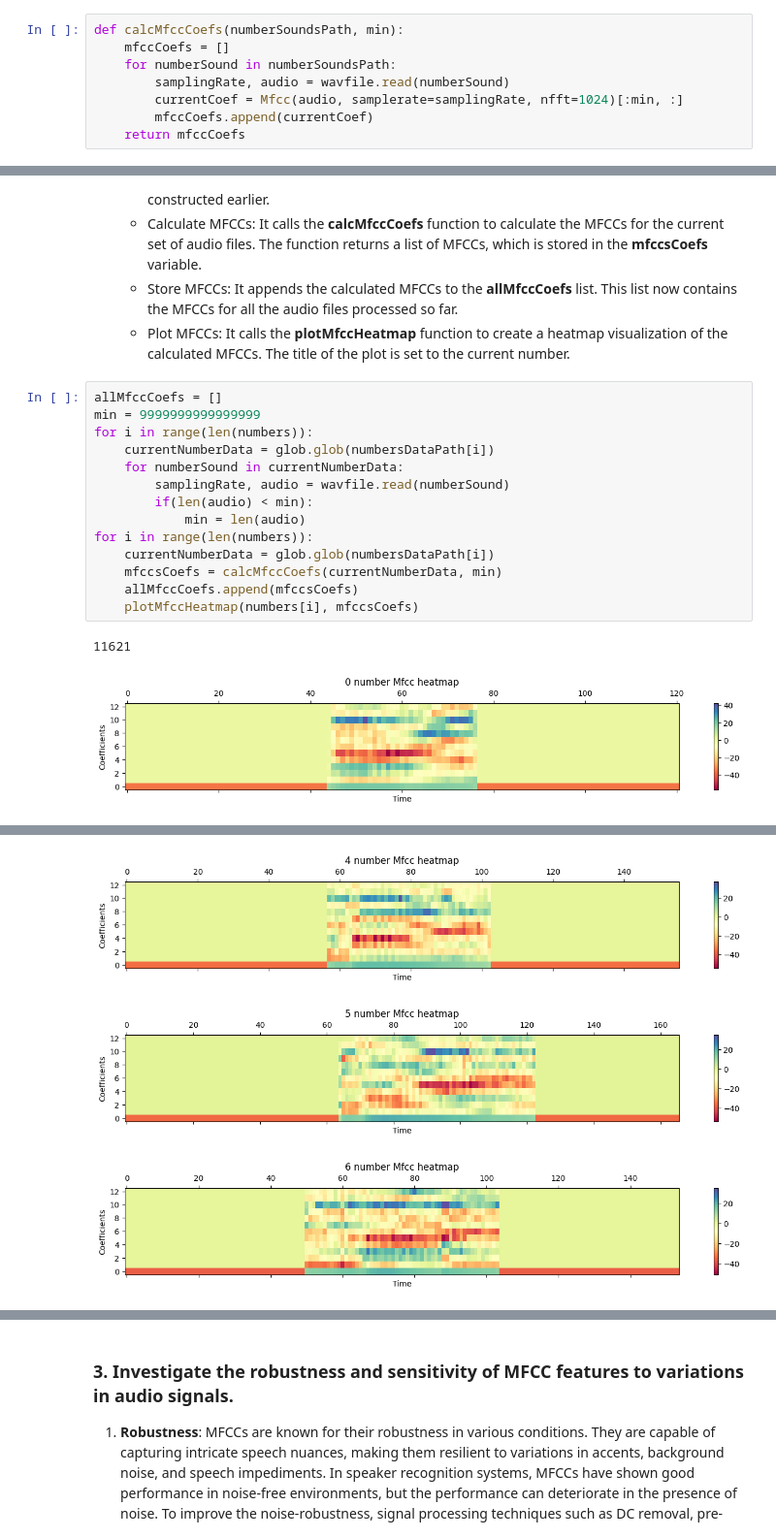
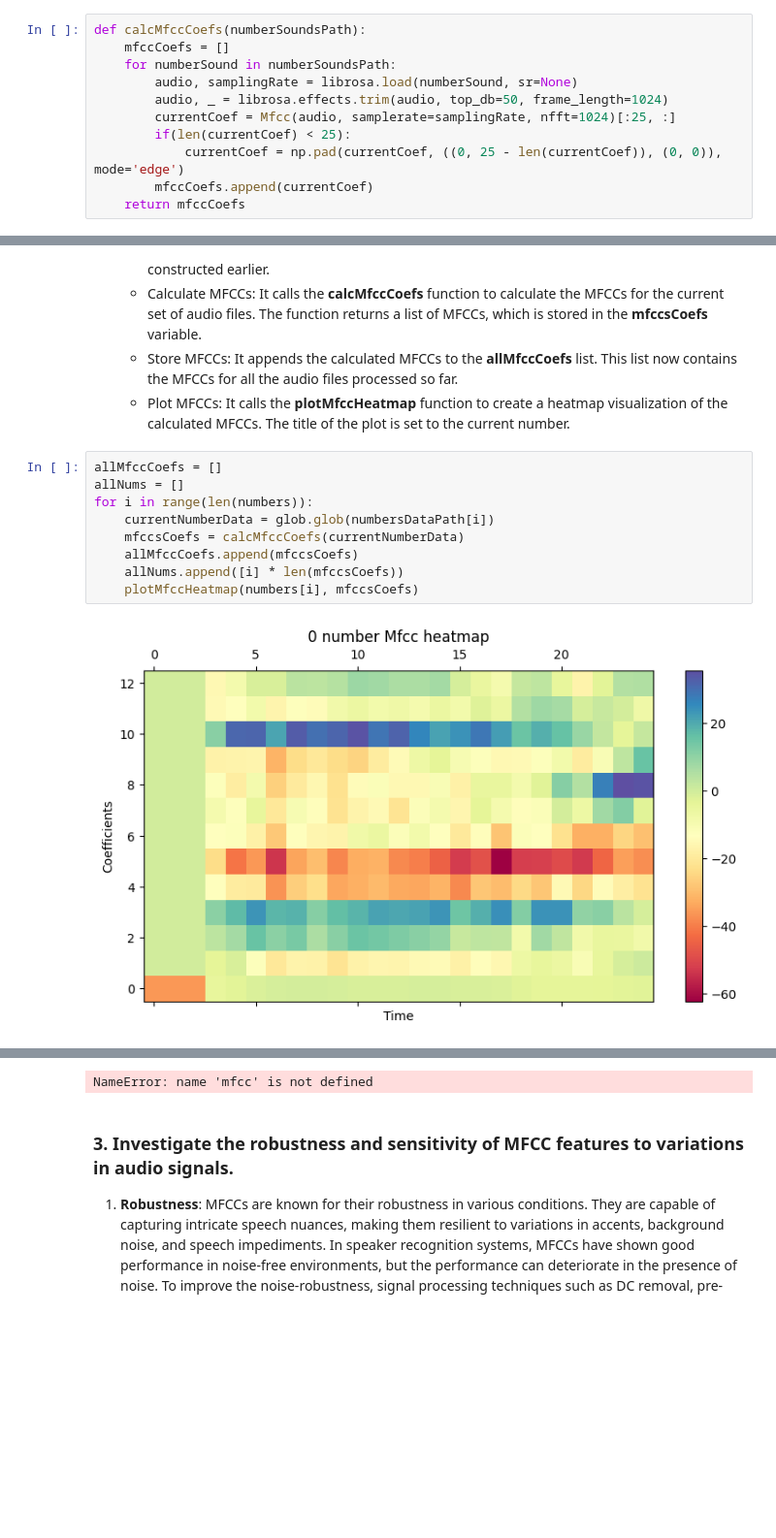
Before and after one commit to AryanBastani/AI-Course-Projects, a Jupyter notebook: Hidden Markov Models/AI_CA2.ipynb, the cells around one changed output, grey strips where cells are left out. Shown at 97% size. Cells and saved outputs as stored; diff of their text form; blank space fills up the shorter version.

```diff
--- a/Hidden Markov Models/AI_CA2.ipynb
+++ b/Hidden Markov Models/AI_CA2.ipynb
@@ -105,11 +103,14 @@ Remember that feature choice depends on the task and data characteristics. Intel
 ### Calculate MFCC coefs
 This function calculates the MFCCs for a list of audio files. The function takes as input a list of file paths (**numberSoundsPath**) to the audio files. For each audio file, it reads the file using **wavfile.read**, which returns the sampling rate and the audio data. It then calculates the MFCCs for the audio data using the Mfcc function, with the sampling rate and a Fast Fourier Transform (FFT) size of 1024. The resulting MFCCs are truncated or padded to match the length specified by **min_audio_frame**. The MFCCs for each audio file are stored in the list **mfccCoefs**, which is returned by the function.
 # %%
-def calcMfccCoefs(numberSoundsPath, min):
+def calcMfccCoefs(numberSoundsPath):
     mfccCoefs = []
     for numberSound in numberSoundsPath:
-        samplingRate, audio = wavfile.read(numberSound)
-        currentCoef = Mfcc(audio, samplerate=samplingRate, nfft=1024)[:min, :]
+        audio, samplingRate = librosa.load(numberSound, sr=None)
+        audio, _ = librosa.effects.trim(audio, top_db=50, frame_length=1024)
+        currentCoef = Mfcc(audio, samplerate=samplingRate, nfft=1024)[:25, :]
+        if(len(currentCoef) < 25):
+            currentCoef = np.pad(currentCoef, ((0, 25 - len(currentCoef)), (0, 0)), mode='edge')
         mfccCoefs.append(currentCoef)
     return mfccCoefs
 # %% [markdown]
@@ -136,18 +137,12 @@ def plotMfccHeatmap(title, mfccs):
     -   Plot MFCCs: It calls the **plotMfccHeatmap** function to create a heatmap visualization of the calculated MFCCs. The title of the plot is set to the current number.
 # %%
 allMfccCoefs = []
-min = 9999999999999999
+allNums = []
 for i in range(len(numbers)):
     currentNumberData = glob.glob(numbersDataPath[i])
-    for numberSound in currentNumberData:
-        samplingRate, audio = wavfile.read(numberSound)
-        if(len(audio) < min):
-            min = len(audio)
-for i in range(len(numbers)):
-    currentNumberData = glob.glob(numbersDataPath[i])
-    mfccsCoefs = calcMfccCoefs(currentNumberData, min)
+    mfccsCoefs = calcMfccCoefs(currentNumberData)
     allMfccCoefs.append(mfccsCoefs)
+    allNums.append([i] * len(mfccsCoefs))
     plotMfccHeatmap(numbers[i], mfccsCoefs)
 # %% [output]
-11621
-[figure, old version]
+[figure, new version]
@@ -157,3 +151,0 @@ for i in range(len(numbers)):
-[figure, removed]
-[figure, removed]
-[figure, removed]
@@ -163,3 +152,4 @@ for i in range(len(numbers)):
+NameError: name 'mfcc' is not defined
 # %% [markdown]
 ### 3. Investigate the robustness and sensitivity of MFCC features to variations in audio signals.
 
```
Also changed, not shown: parts of 7 cells of this notebook.
